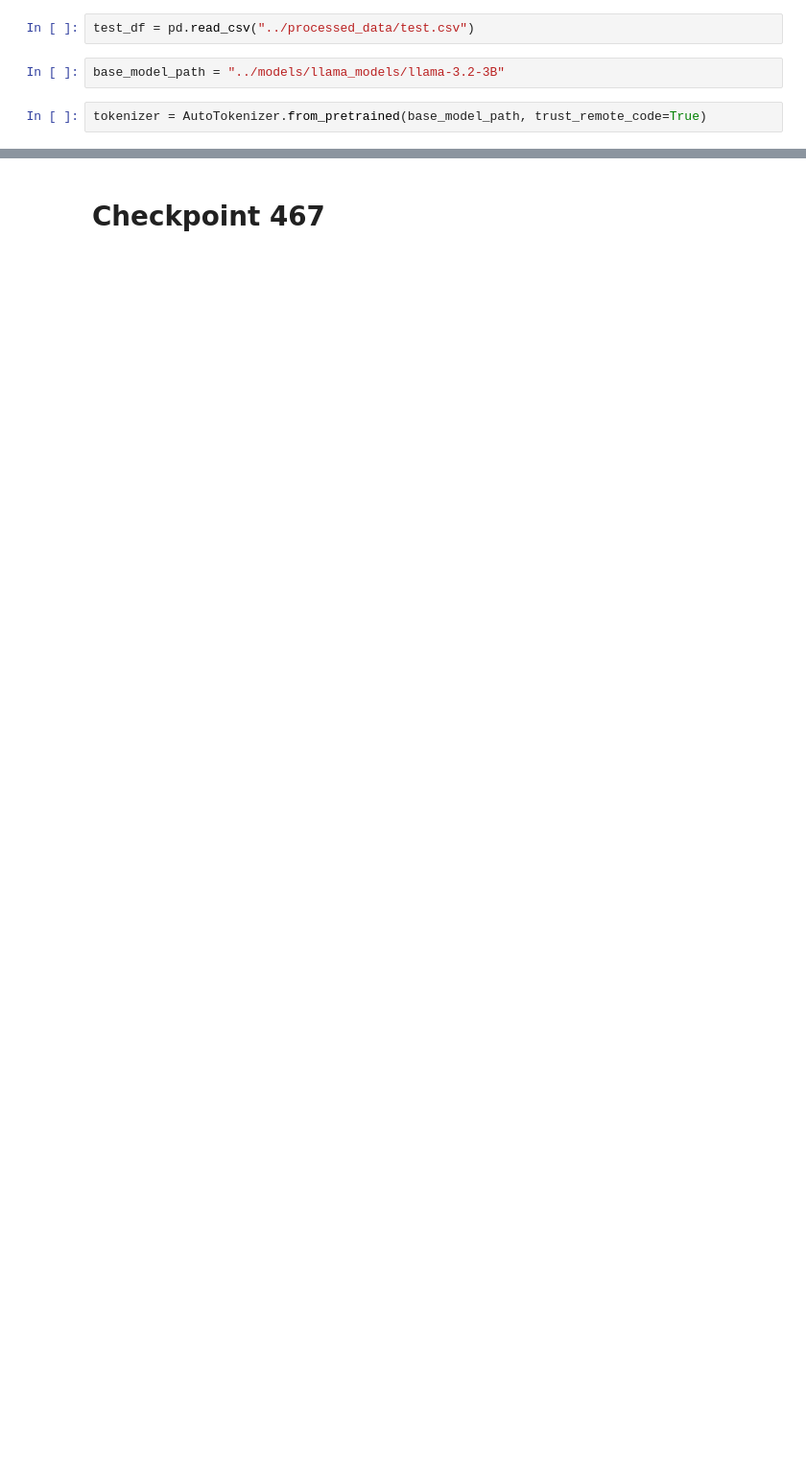
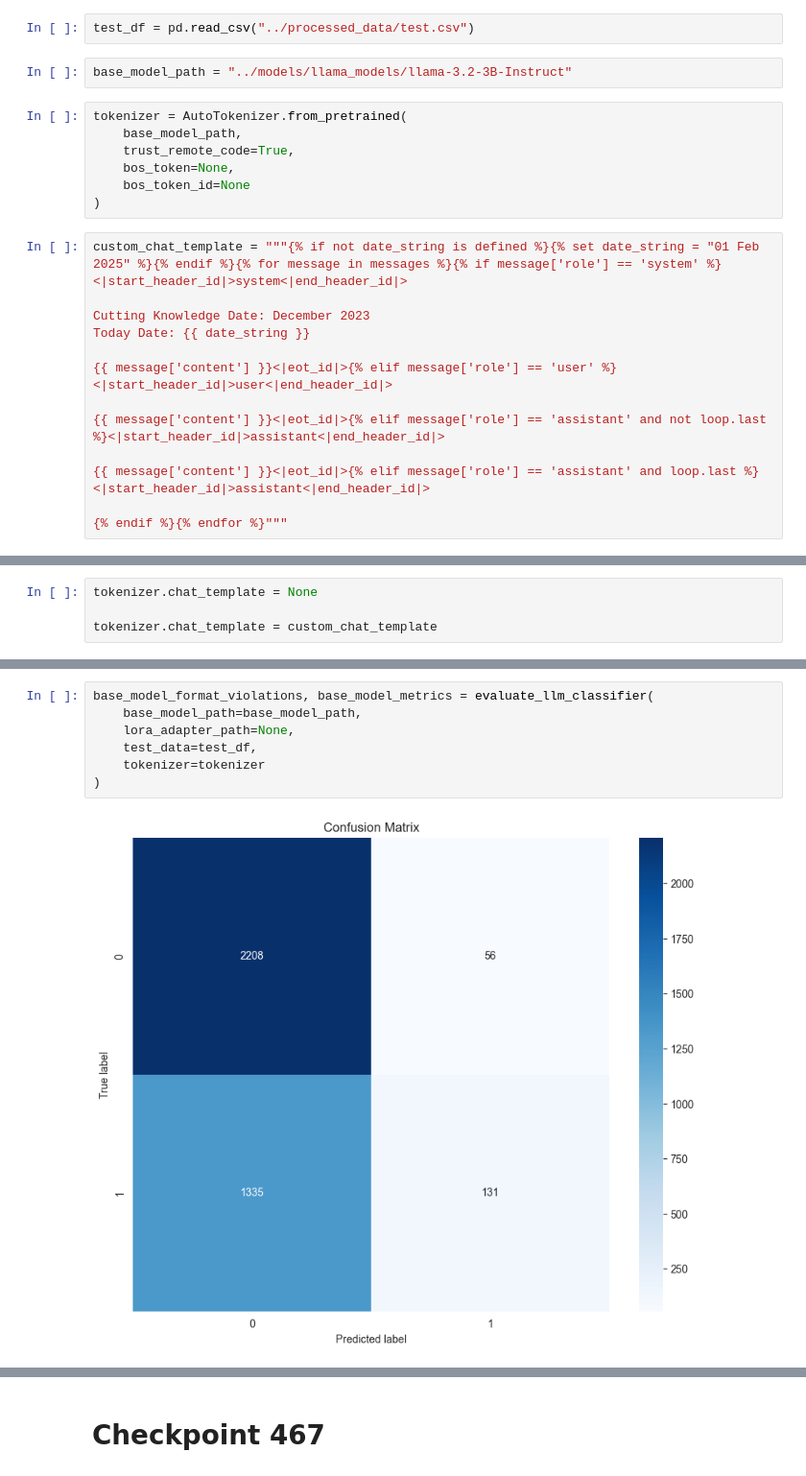
Before and after one commit to Shredmetal/repurposed-llm-phishing-classifier, a Jupyter notebook: notebooks/model_evaluation.ipynb, the cells around one changed output, grey strips where cells are left out. Shown at 96% size. Saved outputs shown, nothing was run; the diff lists cells and outputs as text; blank space fills up the shorter version.

Commit message:
switched causal to instruct, tuned and evaluated

```diff
--- a/notebooks/model_evaluation.ipynb
+++ b/notebooks/model_evaluation.ipynb
@@ -114,6 +112,24 @@ def evaluate_llm_classifier(base_model_path: str, lora_adapter_path: str, test_d
 # %%
 test_df = pd.read_csv("../processed_data/test.csv")
 # %%
-base_model_path = "../models/llama_models/llama-3.2-3B"
+base_model_path = "../models/llama_models/llama-3.2-3B-Instruct"
 # %%
-tokenizer = AutoTokenizer.from_pretrained(base_model_path, trust_remote_code=True)
+tokenizer = AutoTokenizer.from_pretrained(
+    base_model_path,
+    trust_remote_code=True,
+    bos_token=None,
+    bos_token_id=None
+)
+# %%
+custom_chat_template = """{% if not date_string is defined %}{% set date_string = "01 Feb 2025" %}{% endif %}{% for message in messages %}{% if message['role'] == 'system' %}<|start_header_id|>system<|end_header_id|>
+
+Cutting Knowledge Date: December 2023
+Today Date: {{ date_string }}
+
+{{ message['content'] }}<|eot_id|>{% elif message['role'] == 'user' %}<|start_header_id|>user<|end_header_id|>
+
+{{ message['content'] }}<|eot_id|>{% elif message['role'] == 'assistant' and not loop.last %}<|start_header_id|>assistant<|end_header_id|>
+
+{{ message['content'] }}<|eot_id|>{% elif message['role'] == 'assistant' and loop.last %}<|start_header_id|>assistant<|end_header_id|>
+
+{% endif %}{% endfor %}"""
@@ -119,0 +156,4 @@ tokenizer = AutoTokenizer.from_pretrained(base_model_path, trust_remote_code=Tru
+# %%
+tokenizer.chat_template = None
+
+tokenizer.chat_template = custom_chat_template
@@ -119,0 +162,9 @@ tokenizer = AutoTokenizer.from_pretrained(base_model_path, trust_remote_code=Tru
+# %%
+base_model_format_violations, base_model_metrics = evaluate_llm_classifier(
+    base_model_path=base_model_path,
+    lora_adapter_path=None,
+    test_data=test_df,
+    tokenizer=tokenizer
+)
+# %% [output]
+[figure, added]
```
Also changed, not shown: parts of 10 cells of this notebook, 1 other file.
